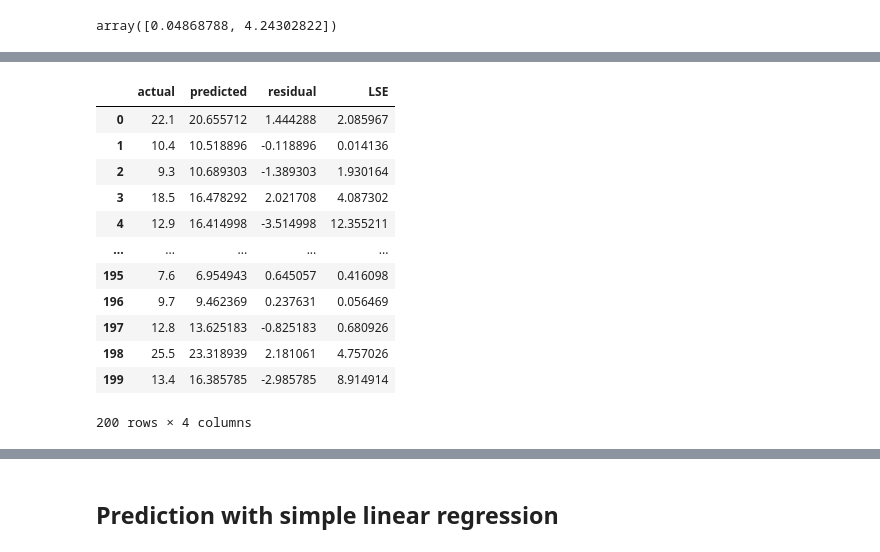
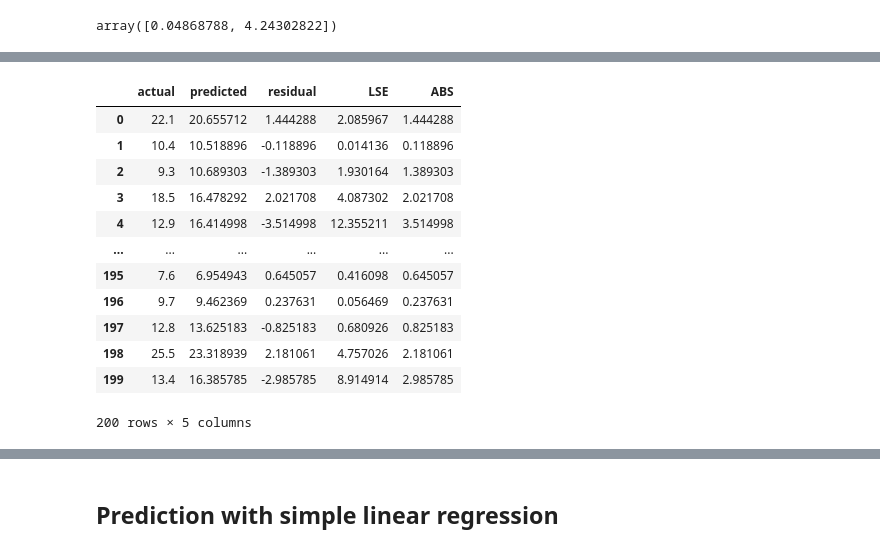
Before and after one commit to B-dogan/Machine-Learning-2020-2023, a Jupyter notebook: Linear Regresyon/Simple Linear Regression/Simple Linear Regression.ipynb, the cells around one changed output, grey strips where cells are left out. Drawn from its saved outputs; the diff is of its cells as text; code cells hidden in the pictures.

```diff
--- a/Linear Regresyon/Simple Linear Regression/Simple Linear Regression.ipynb
+++ b/Linear Regresyon/Simple Linear Regression/Simple Linear Regression.ipynb
@@ -197,21 +193,21 @@ b0 : 4.243028216036326
 # %%
 y_pred = b1*X + b0
 # %%
-values = {"actual": y, "predicted": y_pred, "residual":y-y_pred, "LSE": (y-y_pred)**2}
+values = {"actual": y, "predicted": y_pred, "residual":y-y_pred, "LSE": (y-y_pred)**2,"ABS":abs(y-y_pred)}
 df_2 = pd.DataFrame(values)
 df_2
 # %% [output]
-|  | actual | predicted | residual | LSE |
-| 0 | 22.1 | 20.655712 | 1.444288 | 2.085967 |
-| 1 | 10.4 | 10.518896 | -0.118896 | 0.014136 |
-| 2 | 9.3 | 10.689303 | -1.389303 | 1.930164 |
-| 3 | 18.5 | 16.478292 | 2.021708 | 4.087302 |
-| 4 | 12.9 | 16.414998 | -3.514998 | 12.355211 |
-| ... | ... | ... | ... | ... |
-| 195 | 7.6 | 6.954943 | 0.645057 | 0.416098 |
-| 196 | 9.7 | 9.462369 | 0.237631 | 0.056469 |
-| 197 | 12.8 | 13.625183 | -0.825183 | 0.680926 |
-| 198 | 25.5 | 23.318939 | 2.181061 | 4.757026 |
-| 199 | 13.4 | 16.385785 | -2.985785 | 8.914914 |
+|  | actual | predicted | residual | LSE | ABS |
+| 0 | 22.1 | 20.655712 | 1.444288 | 2.085967 | 1.444288 |
+| 1 | 10.4 | 10.518896 | -0.118896 | 0.014136 | 0.118896 |
+| 2 | 9.3 | 10.689303 | -1.389303 | 1.930164 | 1.389303 |
+| 3 | 18.5 | 16.478292 | 2.021708 | 4.087302 | 2.021708 |
+| 4 | 12.9 | 16.414998 | -3.514998 | 12.355211 | 3.514998 |
+| ... | ... | ... | ... | ... | ... |
+| 195 | 7.6 | 6.954943 | 0.645057 | 0.416098 | 0.645057 |
+| 196 | 9.7 | 9.462369 | 0.237631 | 0.056469 | 0.237631 |
+| 197 | 12.8 | 13.625183 | -0.825183 | 0.680926 | 0.825183 |
+| 198 | 25.5 | 23.318939 | 2.181061 | 4.757026 | 2.181061 |
+| 199 | 13.4 | 16.385785 | -2.985785 | 8.914914 | 2.985785 |
-200 rows × 4 columns
+200 rows × 5 columns
 # %%
```
Also changed, not shown: parts of 12 cells of this notebook.
